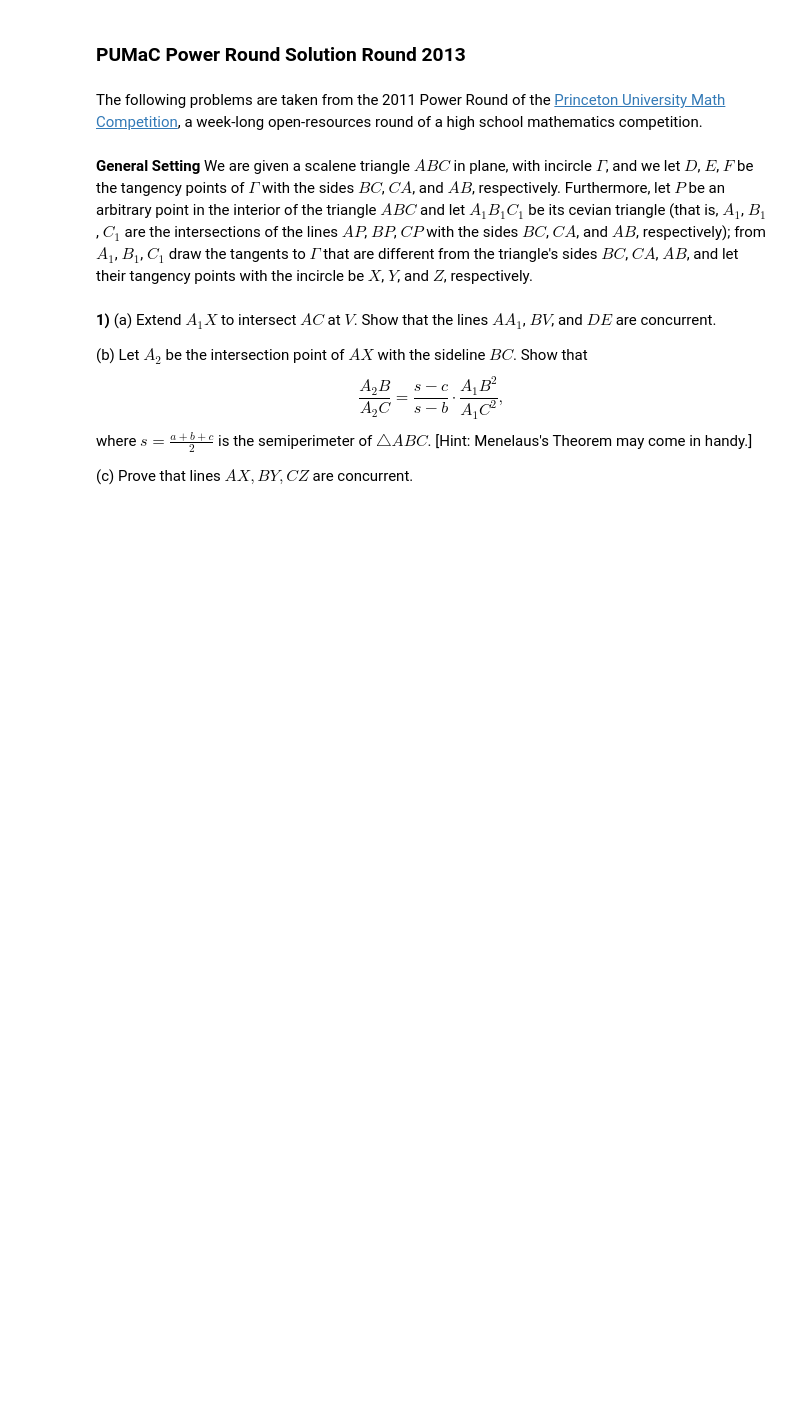
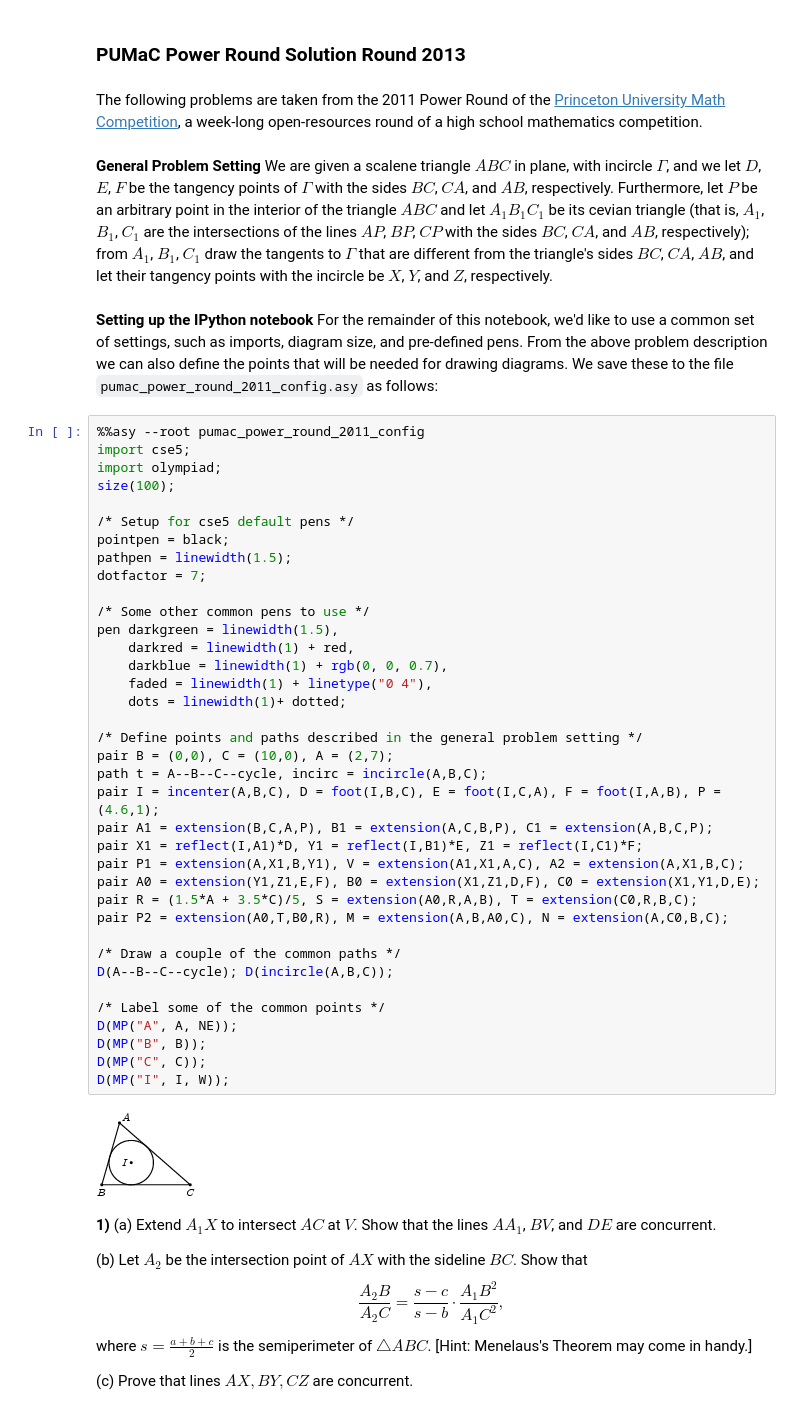
Before and after one commit to jrjohansson/ipython-asymptote, a Jupyter notebook: examples/pumac_power_round_2011.ipynb, the cells around one changed output. Saved outputs shown, nothing was run; the diff lists cells and outputs as text; blank space fills up the shorter version.

```diff
--- a/examples/pumac_power_round_2011.ipynb
+++ b/examples/pumac_power_round_2011.ipynb
@@ -17,7 +17,48 @@ For ease, we use two asymptote modules written by users of the forum Art of Prob
 # %% [markdown]
 The following problems are taken from the 2011 Power Round of the [Princeton University Math Competition](https://pumac.princeton.edu/wp-content/uploads/2011/12/azhu_power_revision2.pdf), a week-long open-resources round of a high school mathematics competition.
 # %% [markdown]
-**General Setting** We are given a scalene triangle $ABC$ in plane, with incircle $\Gamma$, and we let $D$, $E$, $F$ be the tangency points of $\Gamma$ with the sides $BC$, $CA$, and $AB$, respectively. Furthermore, let $P$ be an arbitrary point in the interior of the triangle $ABC$ and let $A_{1}B_{1}C_{1}$ be its cevian triangle (that is, $A_{1}$, $B_{1}$, $C_{1}$ are the intersections of the lines $AP$, $BP$, $CP$ with the sides $BC$, $CA$, and $AB$, respectively); from $A_{1}$, $B_{1}$, $C_{1}$ draw the tangents to $\Gamma$ that are different from the triangle's sides $BC$, $CA$, $AB$, and let their tangency points with the incircle be $X$, $Y$, and $Z$, respectively.
+**General Problem Setting** We are given a scalene triangle $ABC$ in plane, with incircle $\Gamma$, and we let $D$, $E$, $F$ be the tangency points of $\Gamma$ with the sides $BC$, $CA$, and $AB$, respectively. Furthermore, let $P$ be an arbitrary point in the interior of the triangle $ABC$ and let $A_{1}B_{1}C_{1}$ be its cevian triangle (that is, $A_{1}$, $B_{1}$, $C_{1}$ are the intersections of the lines $AP$, $BP$, $CP$ with the sides $BC$, $CA$, and $AB$, respectively); from $A_{1}$, $B_{1}$, $C_{1}$ draw the tangents to $\Gamma$ that are different from the triangle's sides $BC$, $CA$, $AB$, and let their tangency points with the incircle be $X$, $Y$, and $Z$, respectively.
+# %% [markdown]
+**Setting up the IPython notebook** For the remainder of this notebook, we'd like to use a common set of settings, such as imports, diagram size, and pre-defined pens. From the above problem description we can also define the points that will be needed for drawing diagrams. We save these to the file `pumac_power_round_2011_config.asy` as follows:
+# %%
+%%asy --root pumac_power_round_2011_config
+import cse5;
+import olympiad;
+size(100);
+
+/* Setup for cse5 default pens */
+pointpen = black;
+pathpen = linewidth(1.5);
+dotfactor = 7;
+
+/* Some other common pens to use */
+pen darkgreen = linewidth(1.5),
+    darkred = linewidth(1) + red,
+    darkblue = linewidth(1) + rgb(0, 0, 0.7),
+    faded = linewidth(1) + linetype("0 4"),
+    dots = linewidth(1)+ dotted;
+
+/* Define points and paths described in the general problem setting */
+pair B = (0,0), C = (10,0), A = (2,7);
+path t = A--B--C--cycle, incirc = incircle(A,B,C);
+pair I = incenter(A,B,C), D = foot(I,B,C), E = foot(I,C,A), F = foot(I,A,B), P = (4.6,1);
+pair A1 = extension(B,C,A,P), B1 = extension(A,C,B,P), C1 = extension(A,B,C,P);
+pair X1 = reflect(I,A1)*D, Y1 = reflect(I,B1)*E, Z1 = reflect(I,C1)*F;
+pair P1 = extension(A,X1,B,Y1), V = extension(A1,X1,A,C), A2 = extension(A,X1,B,C);
+pair A0 = extension(Y1,Z1,E,F), B0 = extension(X1,Z1,D,F), C0 = extension(X1,Y1,D,E);
+pair R = (1.5*A + 3.5*C)/5, S = extension(A0,R,A,B), T = extension(C0,R,B,C);
+pair P2 = extension(A0,T,B0,R), M = extension(A,B,A0,C), N = extension(A,C0,B,C);
+
+/* Draw a couple of the common paths */
+D(A--B--C--cycle); D(incircle(A,B,C));
+
+/* Label some of the common points */
+D(MP("A", A, NE));
+D(MP("B", B));
+D(MP("C", C));
+D(MP("I", I, W));
+# %% [output]
+[figure, added]
 # %% [markdown]
 **1)** (a) Extend $A_{1}X$ to intersect $AC$ at $V$. Show that the lines $AA_{1}$, $BV$, and $DE$ are concurrent.
 
```
Also changed, not shown: parts of 9 cells of this notebook, 3 other files.
